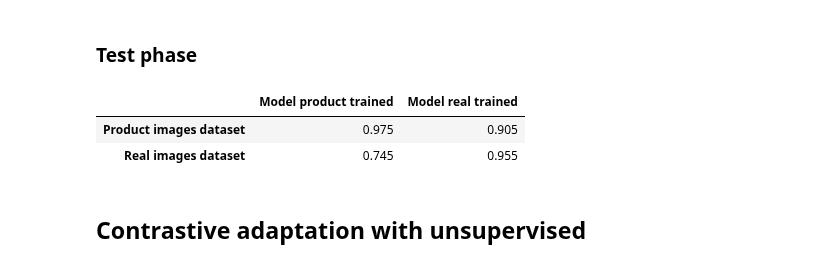
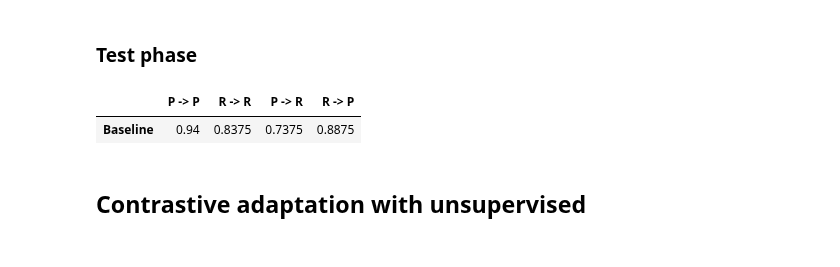
Before and after one commit to fedeizzo/domain-adaptation, a Jupyter notebook: project.ipynb, the cells around one changed output. Saved outputs shown, nothing was run; the diff lists cells and outputs as text; code cells hidden in the pictures.

```diff
--- a/project.ipynb
+++ b/project.ipynb
@@ -851,15 +879,24 @@ r_model_p_df_acc = (reals == predictions).sum() / reals.shape[0]
-# %%
-accuaracy = pd.DataFrame(
-    columns=["Model product trained", "Model real trained"],
-    index=["Product images dataset", "Real images dataset"]
-)
-accuaracy.loc["Product images dataset"] = [p_model_p_df_acc, r_model_p_df_acc]
-accuaracy.loc["Real images dataset"] = [p_model_r_df_acc, r_model_r_df_acc]
-accuaracy
-# %% [output]
-|  | Model product trained | Model real trained |
-| Product images dataset | 0.975 | 0.905 |
-| Real images dataset | 0.745 | 0.955 |
+# %%
+acc_p_r, features_p_r = product_to_real.test(use_target_dataset=True)
+acc_p_p, features_p_p = product_to_real.test(use_target_dataset=False)
+acc_r_r, features_r_r = real_to_product.test(use_target_dataset=False)
+acc_r_p, features_r_p = real_to_product.test(use_target_dataset=True)
+
+accuracy = pd.DataFrame(
+    columns=["P -> P", "R -> R", "P -> R", "R -> P"],
+    index=["Baseline"]
+)
+
+accuracy.loc["Baseline"] = [
+    acc_p_p,
+    acc_r_r,
+    acc_p_r,
+    acc_r_p,
+]
+accuracy
+# %% [output]
+|  | P -> P | R -> R | P -> R | R -> P |
+| Baseline | 0.94 | 0.8375 | 0.7375 | 0.8875 |
 # %% [markdown]
 ## Contrastive adaptation with unsupervised
 # %% [markdown]
```
Also changed, not shown: parts of 14 cells of this notebook.
